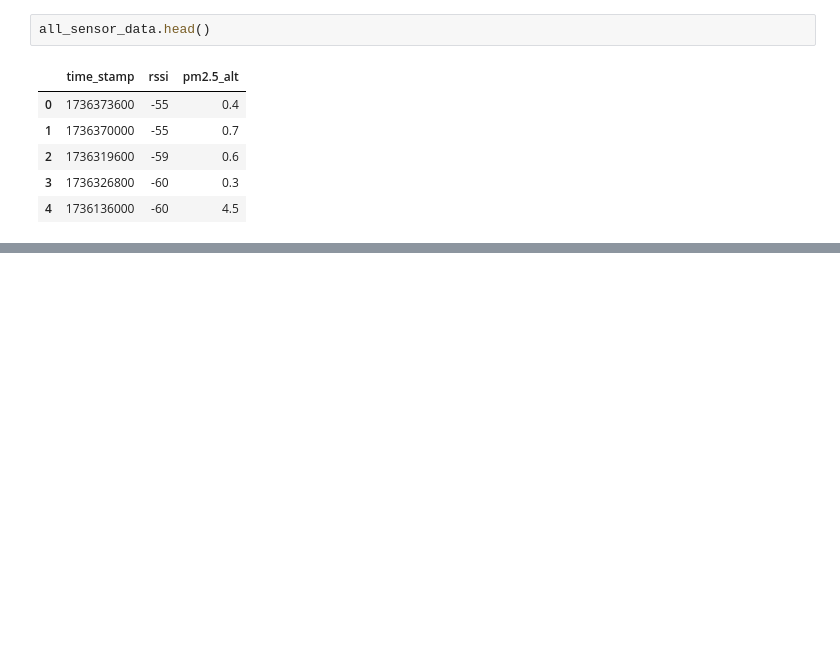
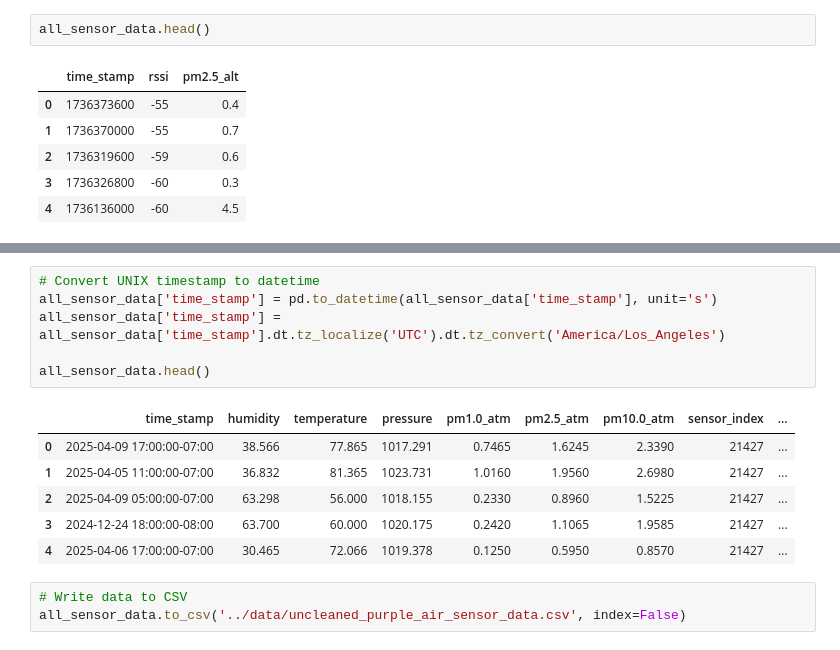
Before and after one commit to macks26/rise-south-city-dashboard, a Jupyter notebook: code/clarity.ipynb, the cells around one changed output, grey strips where cells are left out. Drawn from its saved outputs; the diff is of its cells as text; blank space fills up the shorter version.

```diff
--- a/code/clarity.ipynb
+++ b/code/clarity.ipynb
@@ -607,0 +684,16 @@ all_sensor_data.head()
+# %%
+# Convert UNIX timestamp to datetime
+all_sensor_data['time_stamp'] = pd.to_datetime(all_sensor_data['time_stamp'], unit='s')
+all_sensor_data['time_stamp'] = all_sensor_data['time_stamp'].dt.tz_localize('UTC').dt.tz_convert('America/Los_Angeles')
+
+all_sensor_data.head()
+# %% [output]
+|  | time_stamp | humidity | temperature | pressure | pm1.0_atm | pm2.5_atm | pm10.0_atm | sensor_index | ... |
+| 0 | 2025-04-09 17:00:00-07:00 | 38.566 | 77.865 | 1017.291 | 0.7465 | 1.6245 | 2.3390 | 21427 | ... |
+| 1 | 2025-04-05 11:00:00-07:00 | 36.832 | 81.365 | 1023.731 | 1.0160 | 1.9560 | 2.6980 | 21427 | ... |
+| 2 | 2025-04-09 05:00:00-07:00 | 63.298 | 56.000 | 1018.155 | 0.2330 | 0.8960 | 1.5225 | 21427 | ... |
+| 3 | 2024-12-24 18:00:00-08:00 | 63.700 | 60.000 | 1020.175 | 0.2420 | 1.1065 | 1.9585 | 21427 | ... |
+| 4 | 2025-04-06 17:00:00-07:00 | 30.465 | 72.066 | 1019.378 | 0.1250 | 0.5950 | 0.8570 | 21427 | ... |
+# %%
+# Write data to CSV
+all_sensor_data.to_csv('../data/uncleaned_purple_air_sensor_data.csv', index=False)
```
Also changed, not shown: parts of 6 cells of this notebook, 3 other files.
